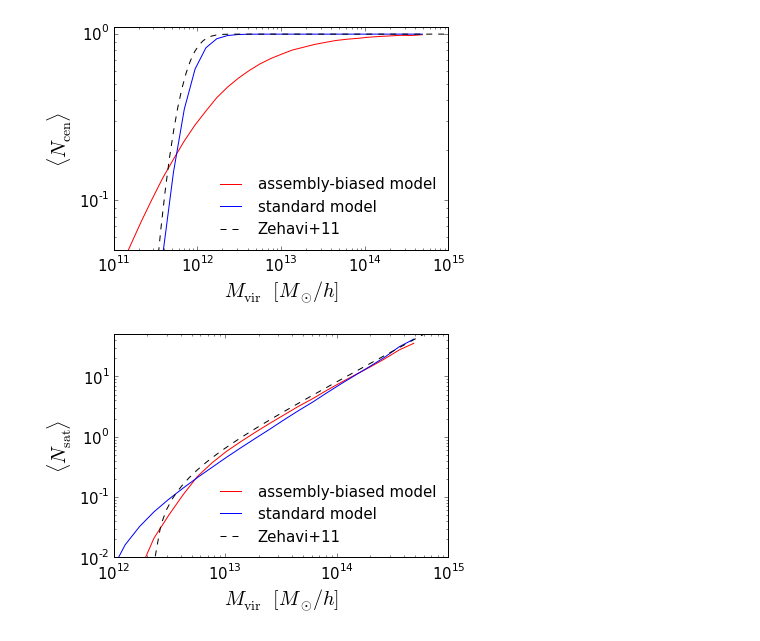
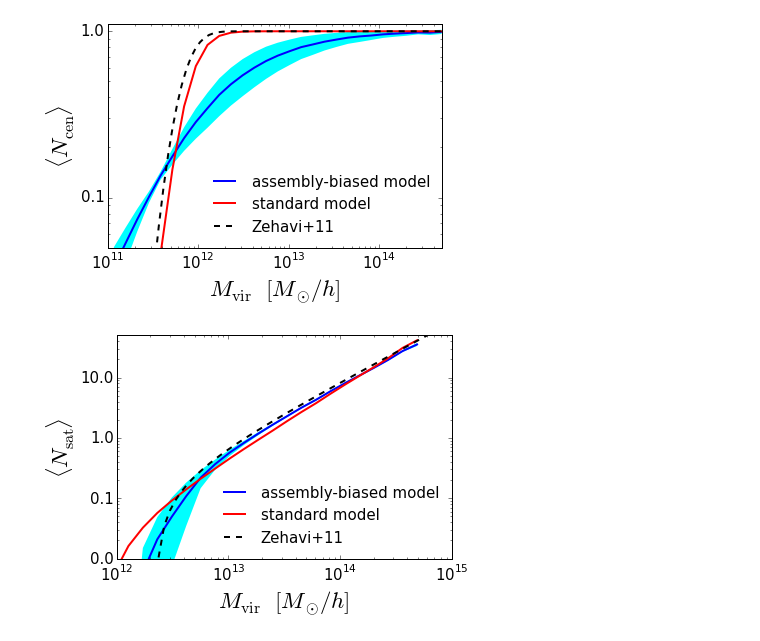
Before and after one commit to andrew-zentner/abmcmc, a Jupyter notebook: plot_hods.ipynb, the cells around one changed output. Drawn from its saved outputs; the diff is of its cells as text; code cells hidden in the pictures.

Commit message:
Tidied up HOD figures and included shaded error region

```diff
--- a/plot_hods.ipynb
+++ b/plot_hods.ipynb
@@ -16,44 +17,74 @@ std_model_fname='best_fit_hod_zheng_model.hdf5'
 ab_model = Table.read(ab_model_fname, path='data')
 std_model = Table.read(std_model_fname, path='data')
 # %%
-plt.plot(ab_model['mass_bin_midpoints'], ab_model['mean_ncen'],
-         color='red', label='assembly-biased model')
-plt.plot(std_model['mass_bin_midpoints'], std_model['mean_ncen'],
-         color='blue', label='standard model')
+fig = plt.figure()
+ax = fig.add_subplot(111)
+
+ax.plot(ab_model['mass_bin_midpoints'], ab_model['mean_ncen'],
+         color='blue', label='assembly-biased model', linewidth=2)
+ax.plot(std_model['mass_bin_midpoints'], std_model['mean_ncen'],
+         color='red', label='standard model', linewidth=2)
+
+# Plot errors
+y1 = ab_model['mean_ncen'] - ab_model['stddev_ncen']
+y2 = ab_model['mean_ncen'] + ab_model['stddev_ncen']
+y_low = np.where(y2 < y1, y2, y1)
+y_high = np.where(y2 > y1, y2, y1)
+
+ax.fill_between(ab_model['mass_bin_midpoints'], y_low,  y_high,
+                where = y2 >= y1, facecolor='cyan', color="none", interpolate=True)
 
 mass_array = np.logspace(10, 15, 100)
-plt.plot(mass_array, zehavi11_model.mean_occupation_centrals(prim_haloprop=mass_array),
-         '--', color='k', label='Zehavi+11')
+ax.plot(mass_array, zehavi11_model.mean_occupation_centrals(prim_haloprop=mass_array),
+         '--', color='k', label='Zehavi+11', linewidth=2)
 
 plt.loglog()
 plt.xticks(size=15); plt.yticks(size=15)
-plt.xlim(xmin = 1e11, xmax=1e15)
+plt.xlim(xmin = 1e11, xmax=5e14)
 plt.ylim(ymin = 0.05, ymax = 1.1)
-plt.xlabel(r'$M_{\rm vir}$  $[M_{\odot}/h]$', size=20)
-plt.ylabel(r'$\langle N_{\rm cen} \rangle$', size=20)
+xlabel = ax.set_xlabel(r'$M_{\rm vir}$  $[M_{\odot}/h]$', size=23)
+ylabel = ax.set_ylabel(r'$\langle N_{\rm cen} \rangle$', size=23)
+
+ax.yaxis.set_major_formatter(ticker.FormatStrFormatter('%.1f'))
+
 
 plt.legend(fontsize=15, frameon=False, loc='best')
-plt.savefig('central_hod_comparison.pdf')
+fig.savefig('central_hod_comparison.pdf',
+                  bbox_extra_artists=[xlabel, ylabel], bbox_inches='tight')
 # %% [output]
-[figure, old version]
+[figure, new version]
 # %%
-plt.plot(ab_model['mass_bin_midpoints'], ab_model['mean_nsat'],
-         color='red', label='assembly-biased model')
-plt.plot(std_model['mass_bin_midpoints'], std_model['mean_nsat'],
-         color='blue', label='standard model')
+fig = plt.figure()
+ax = fig.add_subplot(111)
+
+ax.plot(ab_model['mass_bin_midpoints'], ab_model['mean_nsat'],
+         color='blue', label='assembly-biased model', linewidth=2)
+ax.plot(std_model['mass_bin_midpoints'], std_model['mean_nsat'],
+         color='red', label='standard model', linewidth=2)
 
 mass_array = np.logspace(10, 15, 100)
-plt.plot(mass_array, zehavi11_model.mean_occupation_satellites(prim_haloprop=mass_array),
-         '--', color='k', label='Zehavi+11')
+ax.plot(mass_array, zehavi11_model.mean_occupation_satellites(prim_haloprop=mass_array),
+         '--', color='k', label='Zehavi+11', linewidth=2)
+
+# Plot errors
+y1 = ab_model['mean_nsat'] - ab_model['stddev_nsat']
+y2 = ab_model['mean_nsat'] + ab_model['stddev_nsat']
+y_low = np.where(y2 < y1, y2, y1)
+y_high = np.where(y2 > y1, y2, y1)
+ax.fill_between(ab_model['mass_bin_midpoints'], y_low, y_high,
+                facecolor='cyan', color="none", interpolate=True)
 
 plt.loglog()
 plt.xticks(size=15); plt.yticks(size=15)
 plt.xlim(xmin = 1e12, xmax=1e15)
 plt.ylim(ymin = 0.01, ymax = 50)
-plt.xlabel(r'$M_{\rm vir}$  $[M_{\odot}/h]$', size=20)
-plt.ylabel(r'$\langle N_{\rm sat} \rangle$', size=20)
+xlabel = ax.set_xlabel(r'$M_{\rm vir}$  $[M_{\odot}/h]$', size=23)
+ylabel = ax.set_ylabel(r'$\langle N_{\rm sat} \rangle$', size=23)
+
+ax.yaxis.set_major_formatter(ticker.FormatStrFormatter('%.1f'))
 
 plt.legend(fontsize=15, frameon=False, loc='best')
-plt.savefig('satellite_hod_comparison.pdf')
+fig.savefig('satellite_hod_comparison.pdf',
+                  bbox_extra_artists=[xlabel, ylabel], bbox_inches='tight')
 # %% [output]
-[figure, old version]
+[figure, new version]
```
Also changed, not shown: parts of 1 cell of this notebook, 2 other files.
